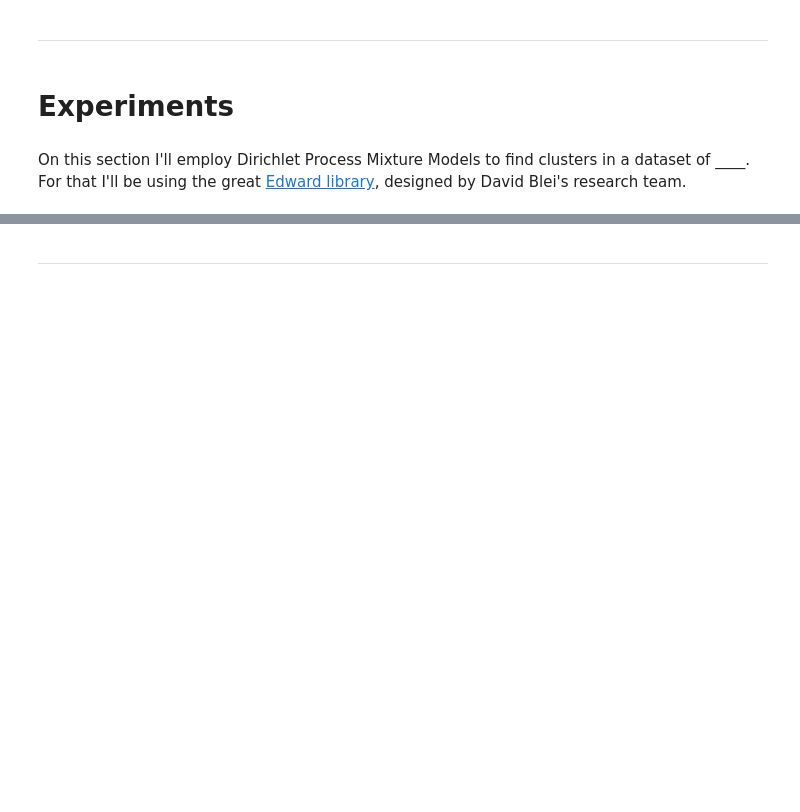
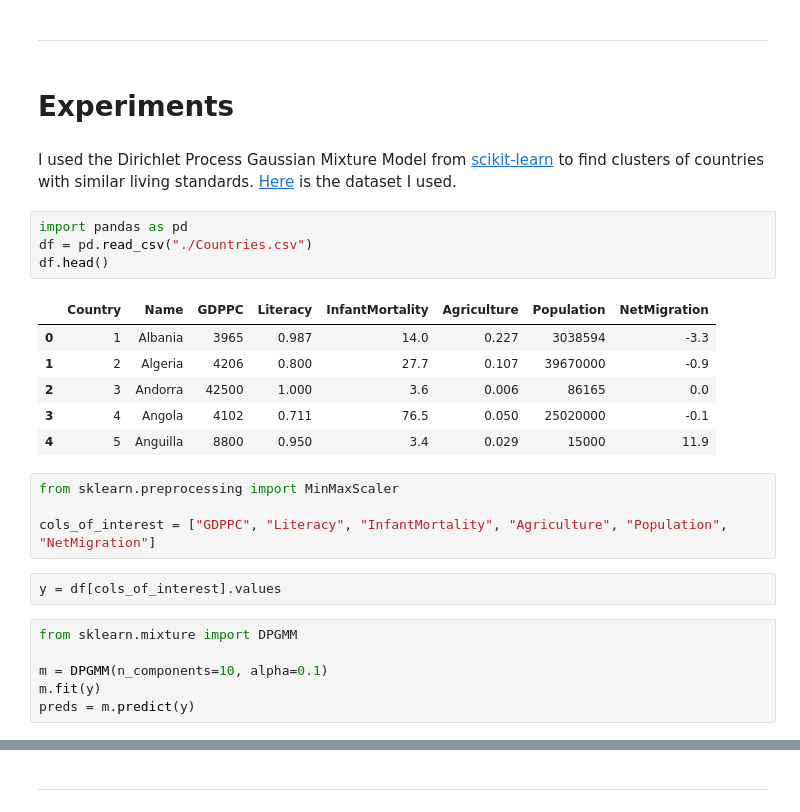
Before and after one commit to colobas/dirichlet-process-mixture-models, a Jupyter notebook: dpmm.ipynb, the cells around one changed output, grey strips where cells are left out. Cells and saved outputs as stored; diff of their text form; blank space fills up the shorter version.

```diff
--- a/dpmm.ipynb
+++ b/dpmm.ipynb
@@ -325,6 +334,29 @@ Inference to Dirichlet Process Mixture Models.
 ---
 # %% [markdown]
 # Experiments
-# %% [markdown]
-On this section I'll employ Dirichlet Process Mixture Models to find clusters in a dataset of ____. For that
-I'll be using the great [Edward library](http://edwardlib.org/), designed by David Blei's research team.
+# %% [markdown]
+I used the Dirichlet Process Gaussian Mixture Model from [scikit-learn](scikit-learn.org) to find clusters
+of countries with similar living standards. [Here](http://www.sharecsv.com/s/4165c9b03d9fffdef43a3226613ff37c/Countries.csv) is the dataset I used.
+# %%
+import pandas as pd
+df = pd.read_csv("./Countries.csv")
+df.head()
+# %% [output]
+|  | Country | Name | GDPPC | Literacy | InfantMortality | Agriculture | Population | NetMigration |
+| 0 | 1 | Albania | 3965 | 0.987 | 14.0 | 0.227 | 3038594 | -3.3 |
+| 1 | 2 | Algeria | 4206 | 0.800 | 27.7 | 0.107 | 39670000 | -0.9 |
+| 2 | 3 | Andorra | 42500 | 1.000 | 3.6 | 0.006 | 86165 | 0.0 |
+| 3 | 4 | Angola | 4102 | 0.711 | 76.5 | 0.050 | 25020000 | -0.1 |
+| 4 | 5 | Anguilla | 8800 | 0.950 | 3.4 | 0.029 | 15000 | 11.9 |
+# %%
+from sklearn.preprocessing import MinMaxScaler
+
+cols_of_interest = ["GDPPC", "Literacy", "InfantMortality", "Agriculture", "Population", "NetMigration"]
+# %%
+y = df[cols_of_interest].values
+# %%
+from sklearn.mixture import DPGMM
+
+m = DPGMM(n_components=10, alpha=0.1)
+m.fit(y)
+preds = m.predict(y)
```
Also changed, not shown: parts of 11 cells of this notebook, 3 other files.
